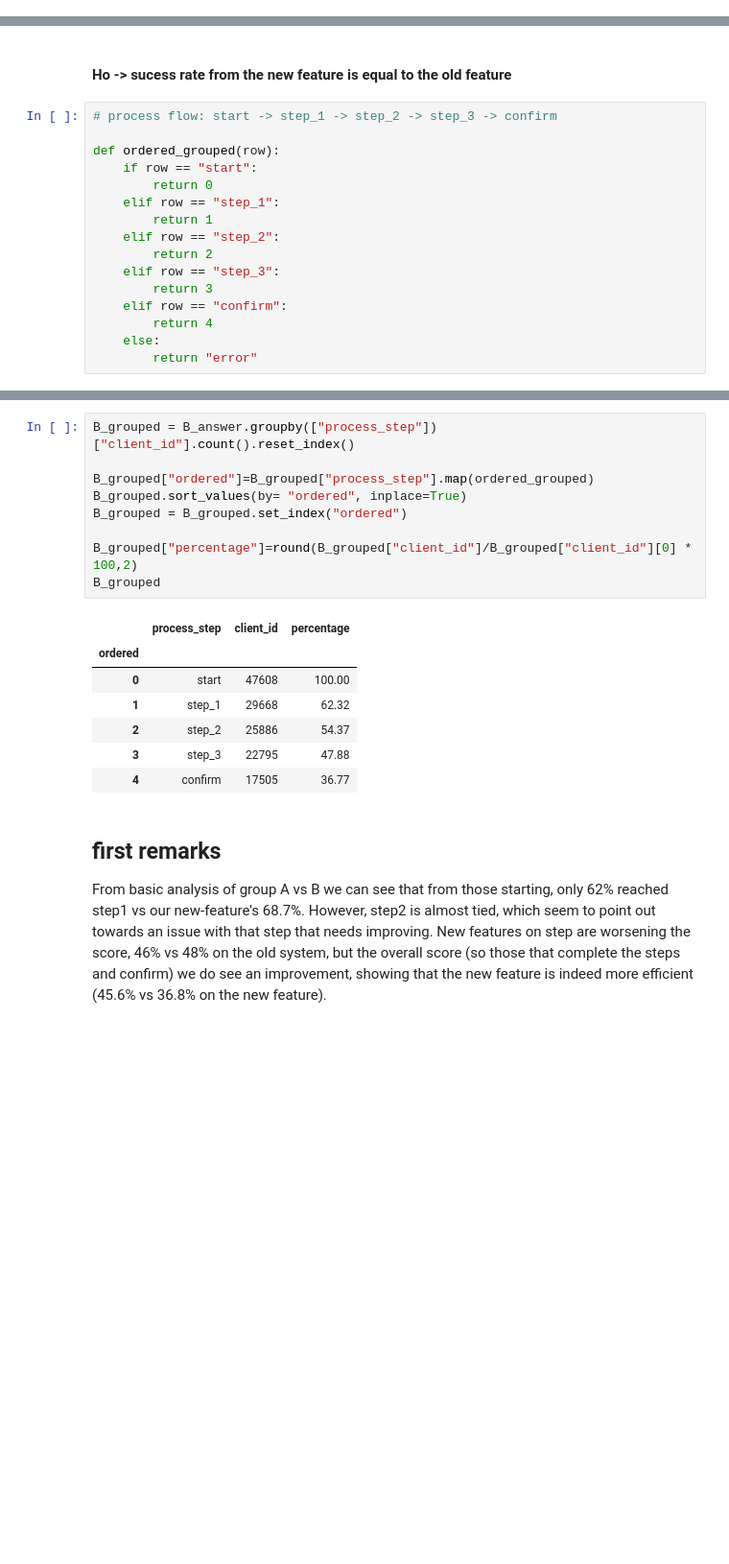
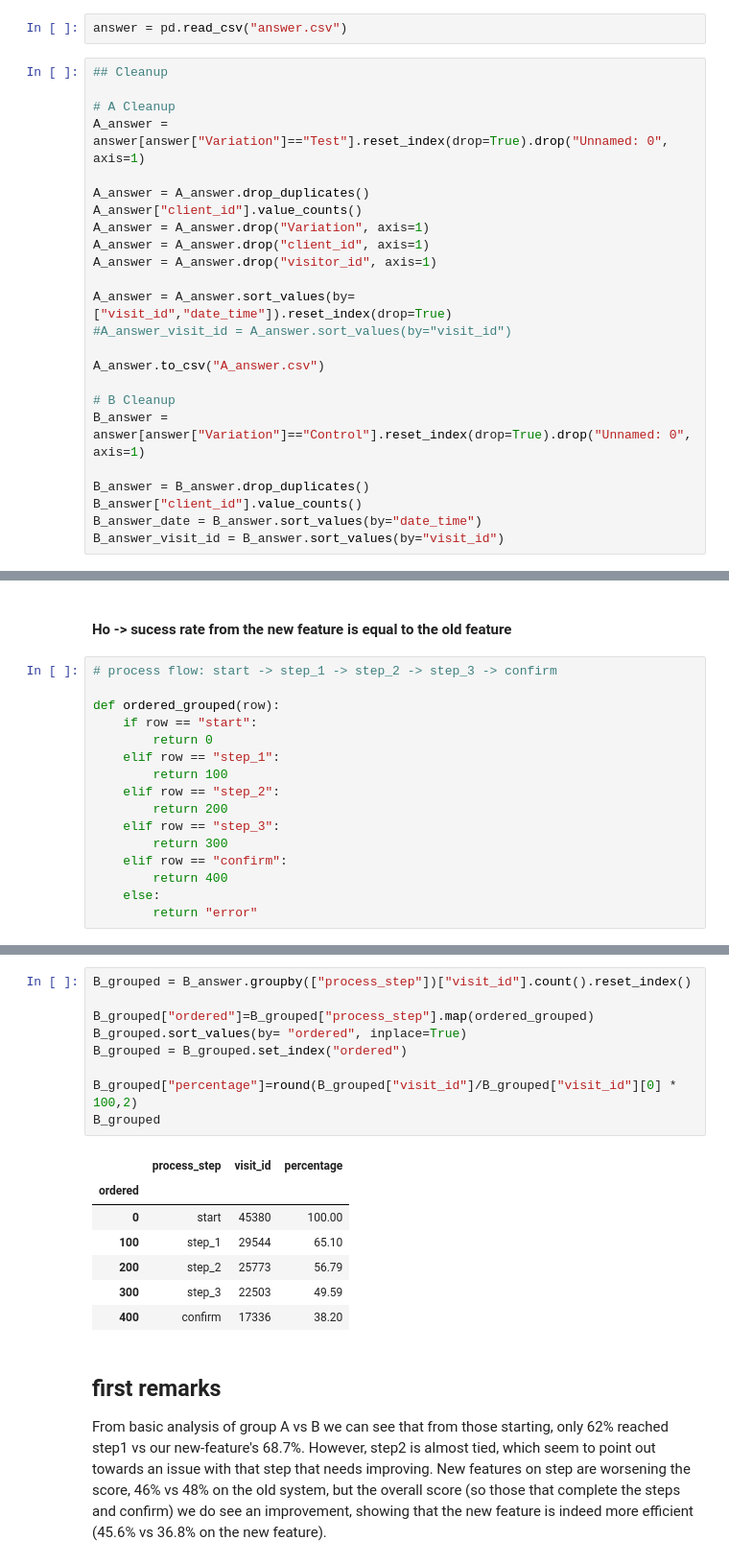
Before and after one commit to Pyros009/vanguard-ab-test, a Jupyter notebook: first sketches.ipynb, the cells around one changed output, grey strips where cells are left out. Shown at 96% size. Saved outputs shown, nothing was run; the diff lists cells and outputs as text; blank space fills up the shorter version.

```diff
--- a/first sketches.ipynb
+++ b/first sketches.ipynb
@@ -473,0 +416,26 @@ B_answer  # control group
+# %%
+answer = pd.read_csv("answer.csv")
+# %%
+## Cleanup
+
+# A Cleanup
+A_answer = answer[answer["Variation"]=="Test"].reset_index(drop=True).drop("Unnamed: 0", axis=1)
+
+A_answer = A_answer.drop_duplicates()
+A_answer["client_id"].value_counts()
+A_answer = A_answer.drop("Variation", axis=1)
+A_answer = A_answer.drop("client_id", axis=1)
+A_answer = A_answer.drop("visitor_id", axis=1)
+
+A_answer = A_answer.sort_values(by=["visit_id","date_time"]).reset_index(drop=True)
+#A_answer_visit_id = A_answer.sort_values(by="visit_id")
+
+A_answer.to_csv("A_answer.csv")
+
+# B Cleanup
+B_answer = answer[answer["Variation"]=="Control"].reset_index(drop=True).drop("Unnamed: 0", axis=1)
+
+B_answer = B_answer.drop_duplicates()
+B_answer["client_id"].value_counts()
+B_answer_date = B_answer.sort_values(by="date_time")
+B_answer_visit_id = B_answer.sort_values(by="visit_id")
@@ -482,13 +539,13 @@ def ordered_grouped(row):
     if row == "start":
         return 0
     elif row == "step_1":
-        return 1
+        return 100
     elif row == "step_2":
-        return 2
+        return 200
     elif row == "step_3":
-        return 3
+        return 300
     elif row == "confirm":
-        return 4
+        return 400
     else:
         return "error"
 # %%
@@ -511,20 +568,20 @@ A_grouped
 # %%
-B_grouped = B_answer.groupby(["process_step"])["client_id"].count().reset_index()
+B_grouped = B_answer.groupby(["process_step"])["visit_id"].count().reset_index()
 
 B_grouped["ordered"]=B_grouped["process_step"].map(ordered_grouped)
 B_grouped.sort_values(by= "ordered", inplace=True)
 B_grouped = B_grouped.set_index("ordered")
 
-B_grouped["percentage"]=round(B_grouped["client_id"]/B_grouped["client_id"][0] * 100,2)
+B_grouped["percentage"]=round(B_grouped["visit_id"]/B_grouped["visit_id"][0] * 100,2)
 B_grouped
 # %% [output]
-|  | process_step | client_id | percentage |
+|  | process_step | visit_id | percentage |
 | ordered |  |  |  |
-| 0 | start | 47608 | 100.00 |
-| 1 | step_1 | 29668 | 62.32 |
-| 2 | step_2 | 25886 | 54.37 |
-| 3 | step_3 | 22795 | 47.88 |
-| 4 | confirm | 17505 | 36.77 |
+| 0 | start | 45380 | 100.00 |
+| 100 | step_1 | 29544 | 65.10 |
+| 200 | step_2 | 25773 | 56.79 |
+| 300 | step_3 | 22503 | 49.59 |
+| 400 | confirm | 17336 | 38.20 |
 # %% [markdown]
 ## first remarks
 
```
Also changed, not shown: parts of 24 cells of this notebook, 6 other files.
